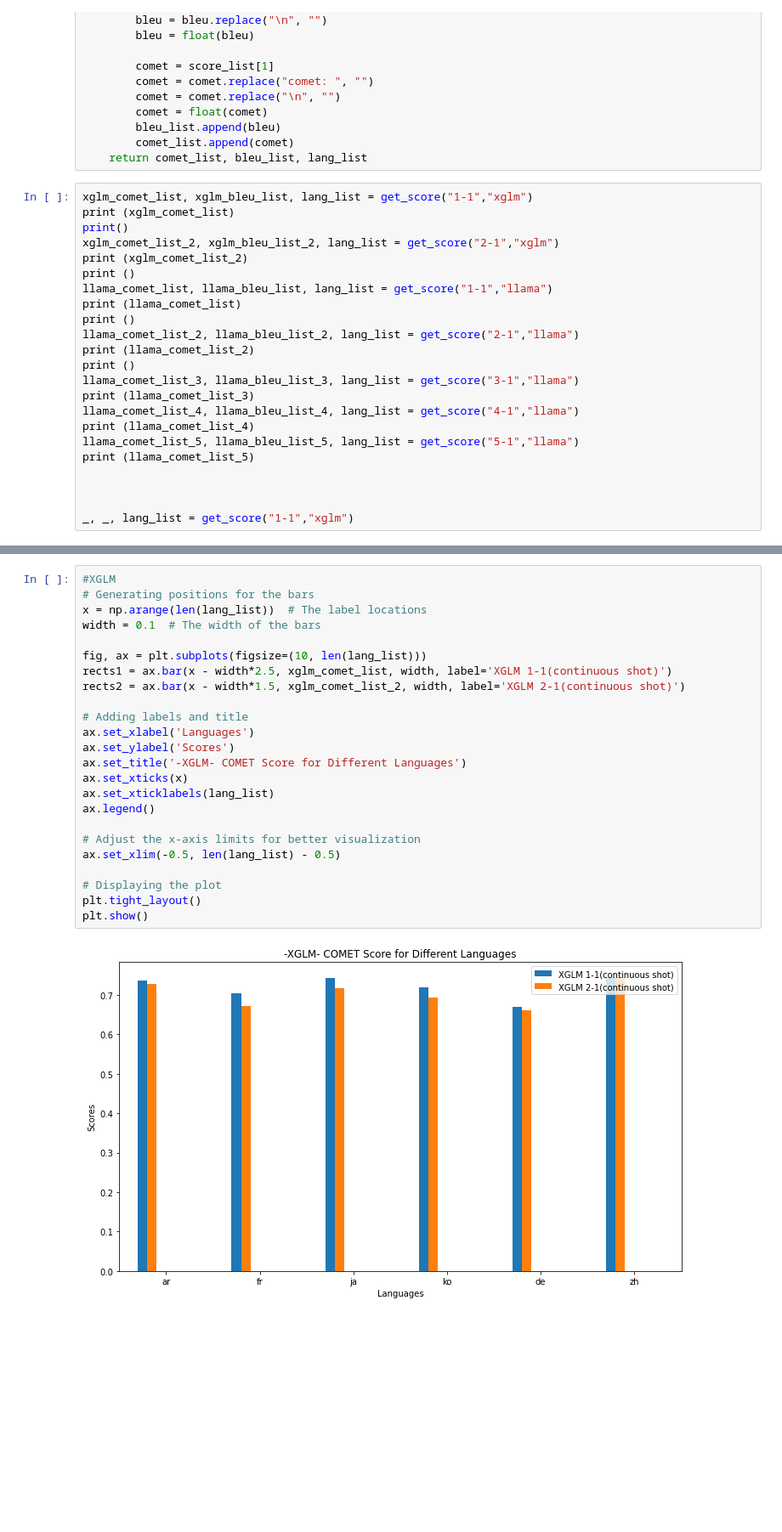
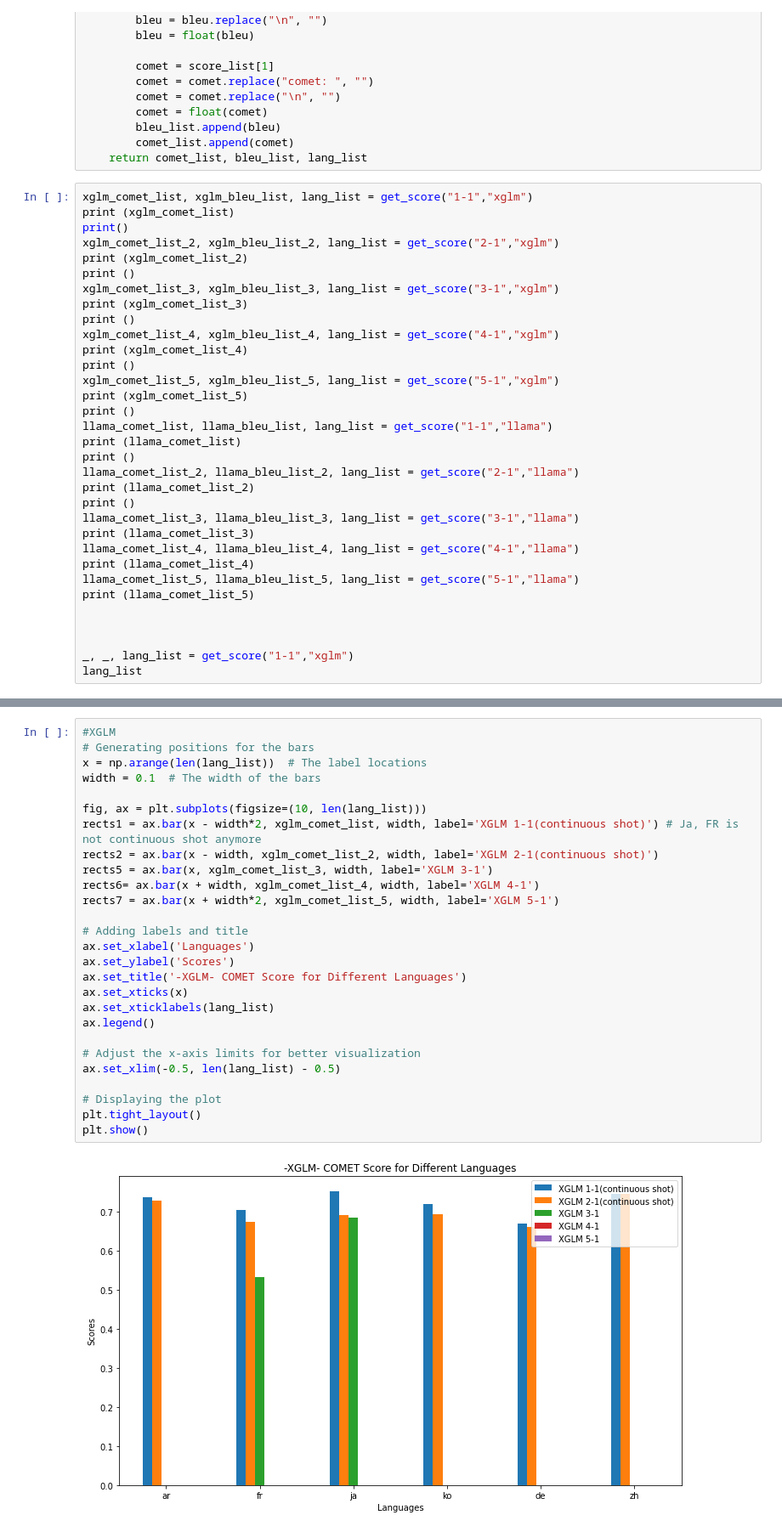
Before and after one commit to su0315/LLM_Contextual_Prompt_MT, a Jupyter notebook: notebook/result_visualization/context_size_comparison.ipynb, the cells around one changed output, grey strips where cells are left out. Shown at 85% size. Saved outputs shown, nothing was run; the diff lists cells and outputs as text; blank space fills up the shorter version.

```diff
--- a/notebook/result_visualization/context_size_comparison.ipynb
+++ b/notebook/result_visualization/context_size_comparison.ipynb
@@ -48,6 +48,15 @@ print (xglm_comet_list)
 print()
 xglm_comet_list_2, xglm_bleu_list_2, lang_list = get_score("2-1","xglm")
 print (xglm_comet_list_2)
+print ()
+xglm_comet_list_3, xglm_bleu_list_3, lang_list = get_score("3-1","xglm")
+print (xglm_comet_list_3)
+print ()
+xglm_comet_list_4, xglm_bleu_list_4, lang_list = get_score("4-1","xglm")
+print (xglm_comet_list_4)
+print ()
+xglm_comet_list_5, xglm_bleu_list_5, lang_list = get_score("5-1","xglm")
+print (xglm_comet_list_5)
 print ()
 llama_comet_list, llama_bleu_list, lang_list = get_score("1-1","llama")
 print (llama_comet_list)
@@ -65,4 +74,5 @@ print (llama_comet_list_5)
 
 
 _, _, lang_list = get_score("1-1","xglm")
+lang_list
 # %% [output]
@@ -80,29 +97,32 @@ _, _, lang_list = get_score("1-1","xglm")
 # %%
 #XGLM
 # Generating positions for the bars
 x = np.arange(len(lang_list))  # The label locations
 width = 0.1  # The width of the bars
 
 fig, ax = plt.subplots(figsize=(10, len(lang_list)))
-rects1 = ax.bar(x - width*2.5, xglm_comet_list, width, label='XGLM 1-1(continuous shot)')
-rects2 = ax.bar(x - width*1.5, xglm_comet_list_2, width, label='XGLM 2-1(continuous shot)')
+rects1 = ax.bar(x - width*2, xglm_comet_list, width, label='XGLM 1-1(continuous shot)') # Ja, FR is not continuous shot anymore
+rects2 = ax.bar(x - width, xglm_comet_list_2, width, label='XGLM 2-1(continuous shot)')
+rects5 = ax.bar(x, xglm_comet_list_3, width, label='XGLM 3-1')
+rects6= ax.bar(x + width, xglm_comet_list_4, width, label='XGLM 4-1')
+rects7 = ax.bar(x + width*2, xglm_comet_list_5, width, label='XGLM 5-1')
 
 # Adding labels and title
 ax.set_xlabel('Languages')
 ax.set_ylabel('Scores')
 ax.set_title('-XGLM- COMET Score for Different Languages')
 ax.set_xticks(x)
 ax.set_xticklabels(lang_list)
 ax.legend()
 
 # Adjust the x-axis limits for better visualization
 ax.set_xlim(-0.5, len(lang_list) - 0.5)
 
 # Displaying the plot
 plt.tight_layout()
 plt.show()
 # %% [output]
-[figure, old version]
+[figure, new version]
 # %%
 # Generating positions for the bars
 x = np.arange(len(lang_list))  # The label locations
```
Also changed, not shown: parts of 2 cells of this notebook, 7 other files.
